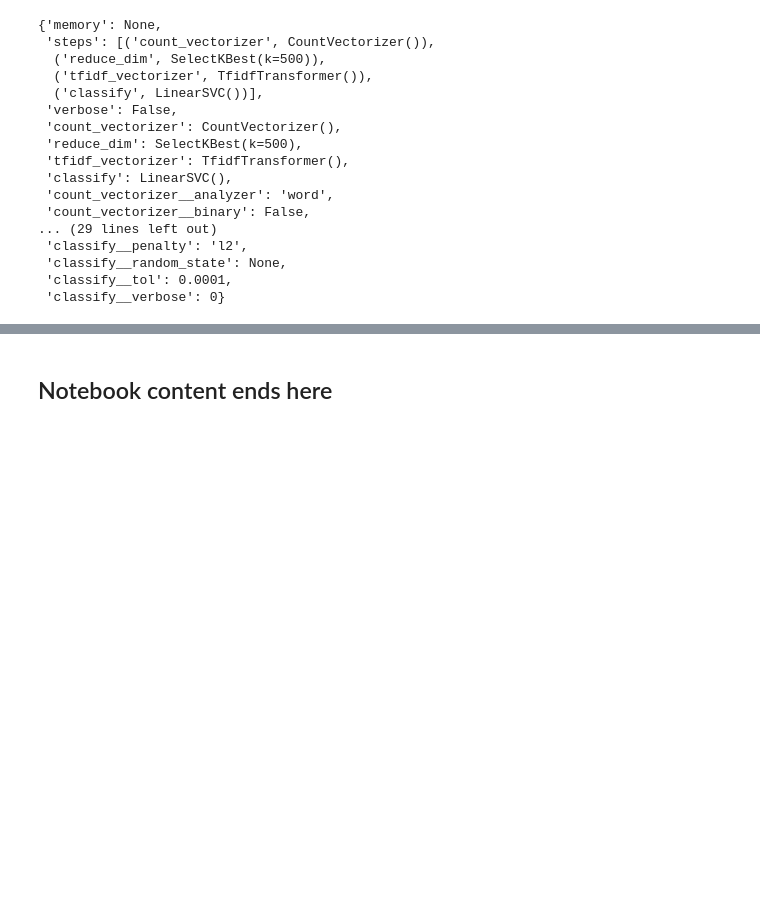
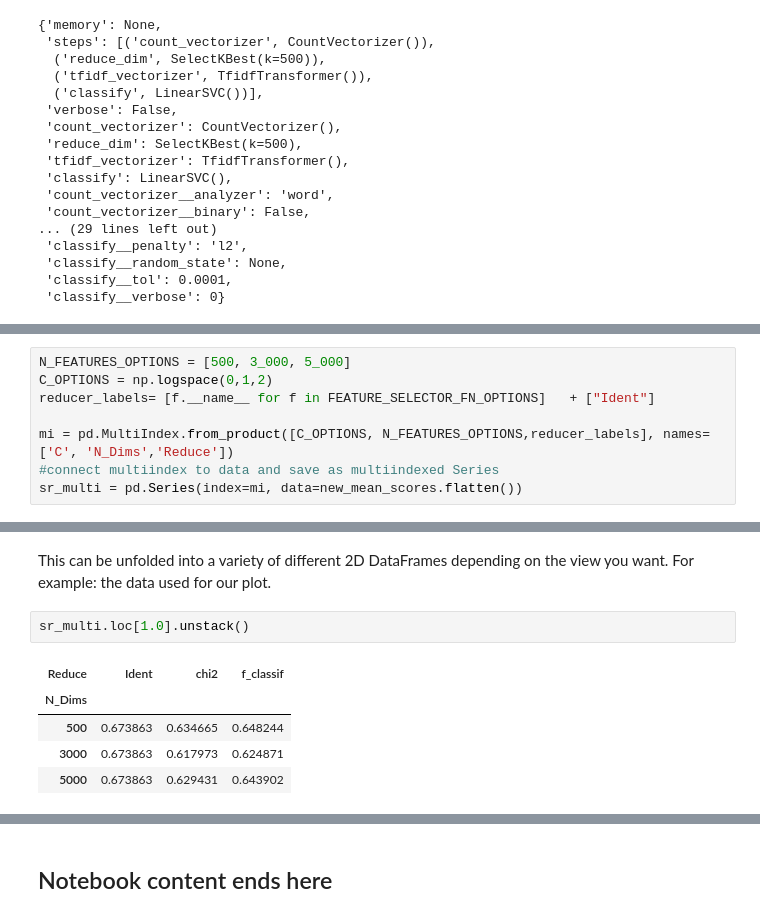
Before and after one commit to gawron/python-for-social-science, a Jupyter notebook: text_classification/feature_selection_dimensionality_reduction_grid_search.ipynb, the cells around one changed output, grey strips where cells are left out. Cells and saved outputs as stored; diff of their text form; blank space fills up the shorter version.

```diff
--- a/text_classification/feature_selection_dimensionality_reduction_grid_search.ipynb
+++ b/text_classification/feature_selection_dimensionality_reduction_grid_search.ipynb
@@ -1236,0 +1477,8 @@ ValueError: Shape of passed values is (12, 1), indices imply (3, 2)
+# %%
+N_FEATURES_OPTIONS = [500, 3_000, 5_000]
+C_OPTIONS = np.logspace(0,1,2)
+reducer_labels= [f.__name__ for f in FEATURE_SELECTOR_FN_OPTIONS]   + ["Ident"]
+
+mi = pd.MultiIndex.from_product([C_OPTIONS, N_FEATURES_OPTIONS,reducer_labels], names=['C', 'N_Dims','Reduce'])
+#connect multiindex to data and save as multiindexed Series
+sr_multi = pd.Series(index=mi, data=new_mean_scores.flatten())
@@ -1236,0 +1510,11 @@ ValueError: Shape of passed values is (12, 1), indices imply (3, 2)
+# %% [markdown]
+This can be unfolded into a variety of different 2D DataFrames depending
+on the view you want.  For example: the data used for our plot.
+# %%
+sr_multi.loc[1.0].unstack()
+# %% [output]
+| Reduce | Ident | chi2 | f_classif |
+| N_Dims |  |  |  |
+| 500 | 0.673863 | 0.634665 | 0.648244 |
+| 3000 | 0.673863 | 0.617973 | 0.624871 |
+| 5000 | 0.673863 | 0.629431 | 0.643902 |
```
Also changed, not shown: parts of 36 cells of this notebook.
